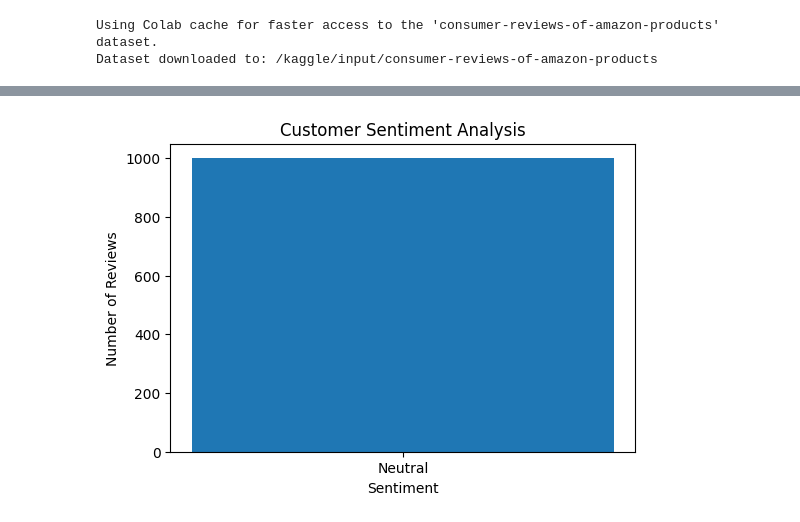
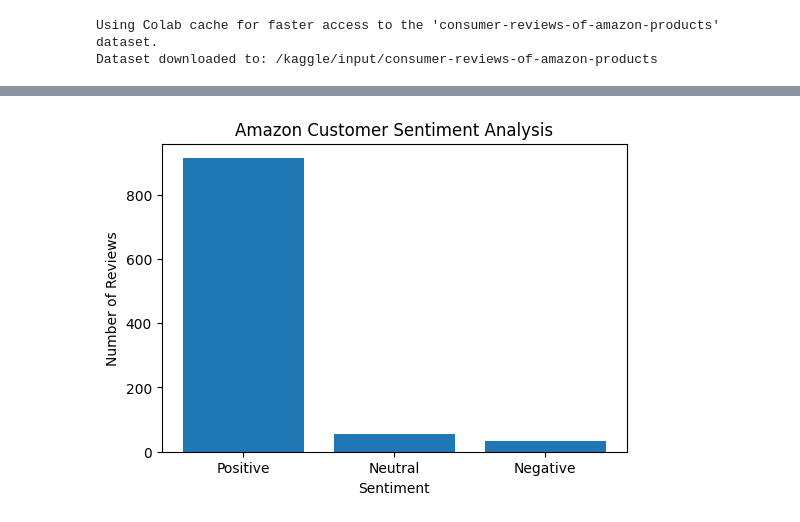
Before and after one commit to jeeva477/NLP, a Jupyter notebook: nlp_project_8.ipynb, the cells around one changed output, grey strips where cells are left out. Drawn from its saved outputs; the diff is of its cells as text; code cells hidden in the pictures.

```diff
--- a/nlp_project_8.ipynb
+++ b/nlp_project_8.ipynb
@@ -36,18 +42,19 @@ Using Colab cache for faster access to the 'consumer-reviews-of-amazon-products'
 Dataset downloaded to: /kaggle/input/consumer-reviews-of-amazon-products
 # %%
 df = df[['reviews.text', 'reviews.rating']].dropna()
+
 df.rename(columns={
-    'reviews.text': 'Review Content',
+    'reviews.text': 'Review',
     'reviews.rating': 'Rating'
 }, inplace=True)
 
-# Use first 1000 reviews for faster execution
+# Use first 1000 reviews for faster processing
 df = df.head(1000)
 
 print('\\nFirst 5 Reviews:')
 print(df.head())
 
-print('\\nDataset Information:')
+print('\\nDataset Info:')
 print(df.info())
 # %% [output]
 \nFirst 5 Reviews:
@@ -88,14 +78,33 @@ df['Processed_Text'] = df['Clean_Text'].apply(lambda words: ' '.join(words))
+# %%
+lemmatizer = WordNetLemmatizer()
+stop_words = set(stopwords.words('english'))
+tokenizer = RegexpTokenizer(r'\w+')
+
+def preprocess_text(text):
+    text = str(text).lower()
+    tokens = tokenizer.tokenize(text)
+
+    cleaned = []
+
+    for word in tokens:
+        if word not in stop_words and len(word) > 1: # Changed condition to len(word) > 1
+            cleaned.append(lemmatizer.lemmatize(word))
+
+    return cleaned
+
+df['Tokens'] = df['Review'].apply(preprocess_text)
+
+df['Clean_Text'] = df['Tokens'].apply(lambda words: ' '.join(words))
 # %%
-sia = SentimentIntensityAnalyzer()
+def get_sentiment(text):
+    polarity = TextBlob(text).sentiment.polarity
 
-def classify_sentiment(text):
-    score = sia.polarity_scores(text)['compound']
-    if score >= 0.05:
+    if polarity > 0:
         return 'Positive'
-    elif score <= -0.05:
+    elif polarity < 0:
         return 'Negative'
     else:
         return 'Neutral'
 
-df['Sentiment'] = df['Processed_Text'].apply(classify_sentiment)
+df['Sentiment'] = df['Clean_Text'].apply(get_sentiment)
 # %%
@@ -123,9 +133,9 @@ Name: count, dtype: int64
 # %%
 plt.figure(figsize=(6,4))
 plt.bar(sentiment_counts.index, sentiment_counts.values)
-plt.title('Customer Sentiment Analysis')
+plt.title('Amazon Customer Sentiment Analysis')
 plt.xlabel('Sentiment')
 plt.ylabel('Number of Reviews')
 plt.show()
 # %% [output]
-[figure, old version]
+[figure, new version]
```
Also changed, not shown: parts of 11 cells of this notebook.
